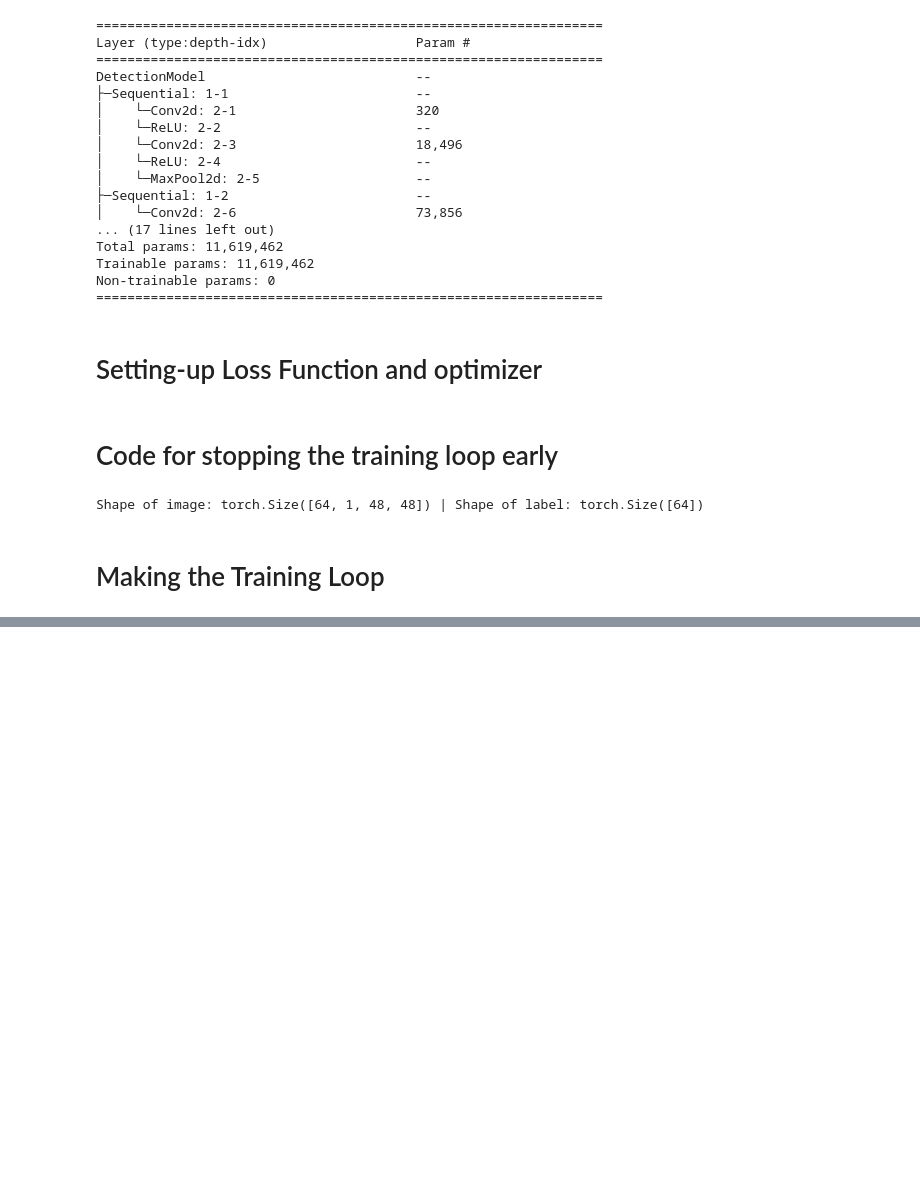
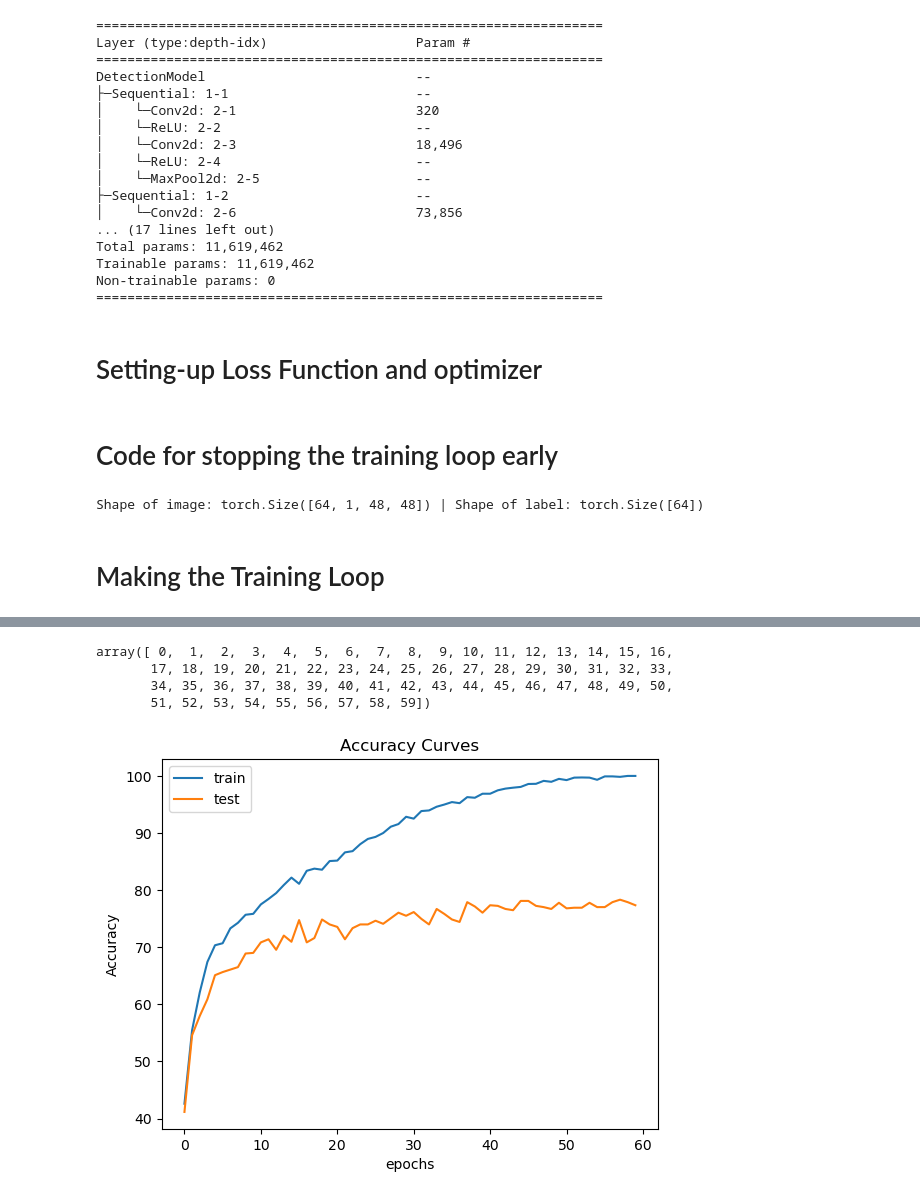
Before and after one commit to HALAXAR/Mood-Detector, a Jupyter notebook: Emotion-Detection.ipynb, the cells around one changed output, grey strips where cells are left out. Drawn from its saved outputs; the diff is of its cells as text; code cells hidden in the pictures; blank space fills up the shorter version.

```diff
--- a/Emotion-Detection.ipynb
+++ b/Emotion-Detection.ipynb
@@ -108,9 +82,5 @@ df_test
 # Accessing the images and the labels
 # %%
 # From train.csv
-x_train = df_train.iloc[:, :-1].values
-y_train = df_train.iloc[:, -1].values
-
-# From test.csv
-x_test = df_test.iloc[:,:-1].values
-y_test = df_test.iloc[:,-1].values
+x = df.iloc[:, :-1].values
+y = df.iloc[:, -1].values
@@ -155,8 +136,11 @@ transform = transforms.Compose([
     transforms.Normalize(mean=[0.5], std=[0.5])  # Normalize images
 ])
 
+# Splitting the dataset into train and test
+X_train, X_test, y_train, y_test = train_test_split(x,y,test_size=0.2,random_state=42)
+
 # Create instances of the custom dataset
-train_dataset = class_Dataset(x_train, y_train, transform=transform)
-test_dataset = class_Dataset(x_test, y_test, transform=transform)
+train_dataset = class_Dataset(X_train, y_train, transform=transform)
+test_dataset = class_Dataset(X_test, y_test, transform=transform)
 len(train_dataset),len(train_dataset)
 # %% [output]
@@ -315,7 +299,7 @@ Shape of image: torch.Size([64, 1, 48, 48]) | Shape of label: torch.Size([64])
 # Making the Training Loop
 # %%
 # Training loop
-num_epochs = 50
+num_epochs = 60
 trainloss, testloss = [], []
 trainaccuracy, testaccuracy = [], []
 
@@ -346,6 +330,9 @@ for epoch in tqdm(range(num_epochs)):
     with torch.no_grad():
         for test_images, test_labels in test_dataloader:
             test_images, test_labels = test_images.to(device), test_labels.to(device)
+#             train_labels = train_labels.view(train_images.size(0), train_images.size(2), train_images.size(3))
+#             print(train_images.shape)
+#             print(train_labels.shape)
             test_outputs = model(test_images)
             test_loss = loss_fn(test_outputs, test_labels)
             _, test_pred = torch.max(test_outputs.data, 1)
@@ -362,10 +349,10 @@ for epoch in tqdm(range(num_epochs)):
 
     print(f'Epoch [{epoch + 1}/{num_epochs}] | Train Loss: {avg_train_loss:.4f} | Train Accuracy: {train_accuracy:.2f}% | Test Loss: {avg_test_loss:.4f} | Test Accuracy: {test_accuracy:.2f}%')
 
-    early_stopping(avg_test_loss, model)
-    if early_stopping.early_stop:
-        print("Early stopping")
-        break
+#     early_stopping(avg_test_loss, model)
+#     if early_stopping.early_stop:
+#         print("Early stopping")
+#         break
 
 # Load the last checkpoint with the best model
 model.load_state_dict(torch.load('checkpoint.pth'))
@@ -390,0 +380,18 @@ Early stopping
+# %%
+epochs = np.arange(0,60,1)
+epochs
+# %% [output]
+array([ 0,  1,  2,  3,  4,  5,  6,  7,  8,  9, 10, 11, 12, 13, 14, 15, 16,
+       17, 18, 19, 20, 21, 22, 23, 24, 25, 26, 27, 28, 29, 30, 31, 32, 33,
+       34, 35, 36, 37, 38, 39, 40, 41, 42, 43, 44, 45, 46, 47, 48, 49, 50,
+       51, 52, 53, 54, 55, 56, 57, 58, 59])
+# %%
+plt.plot(epochs,trainaccuracy,label='train')
+plt.plot(epochs,testaccuracy,label='test')
+plt.xlabel("epochs")
+plt.ylabel("Accuracy")
+plt.title("Accuracy Curves")
+plt.legend()
+plt.show()
+# %% [output]
+[figure, added]
```
Also changed, not shown: parts of 23 cells of this notebook, 3 other files.
